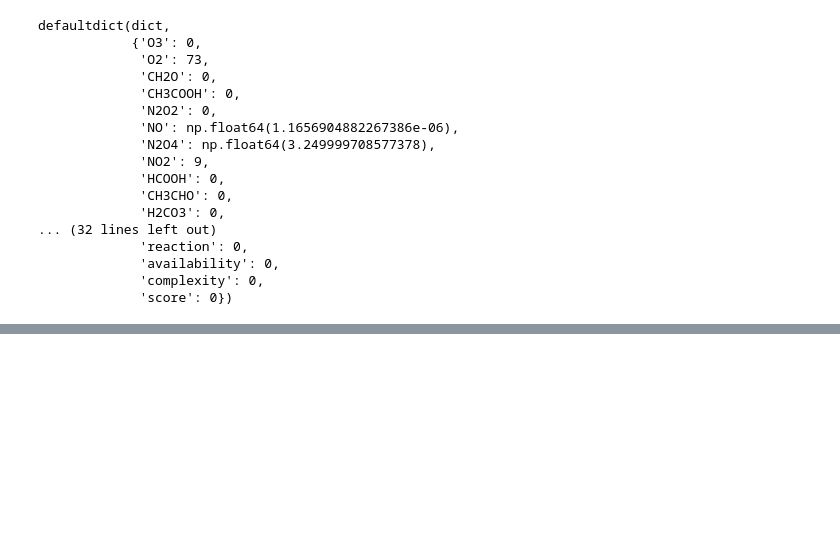
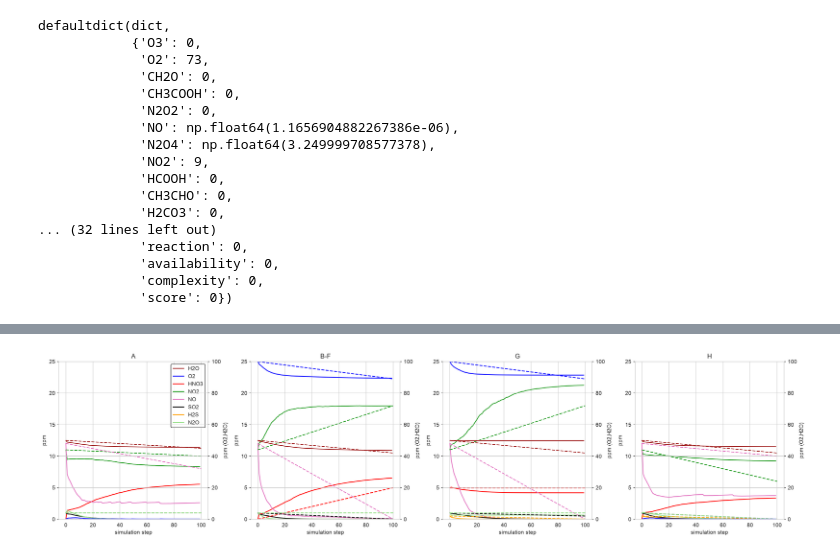
Before and after one commit to badw/arcs, a Jupyter notebook: examples/table_sandbox.ipynb, the cells around one changed output, grey strips where cells are left out. Saved outputs shown, nothing was run; the diff lists cells and outputs as text; code cells hidden in the pictures; blank space fills up the shorter version.

```diff
--- a/examples/table_sandbox.ipynb
+++ b/examples/table_sandbox.ipynb
@@ -473,0 +699,58 @@ pd.DataFrame(reactionstats).T
+# %%
+import seaborn as sns
+import matplotlib.pyplot as plt
+from matplotlib.colors import LinearSegmentedColormap
+
+sns.set_style("whitegrid")
+fig,axes = plt.subplots(ncols=len(final_data),figsize=(len(final_data)*5,5),dpi=150)
+
+color1 = ["red","#2CA02C","tab:pink","black","orange","#98DF8A"]
+colorcycler1 = LinearSegmentedColormap.from_list(
+    "custom",color1
+    )
+color2 = ["brown","blue"]
+colorcycler2 = LinearSegmentedColormap.from_list(
+    "custom",color2
+    )
+
+for i,(label,data) in enumerate(final_data.items()):
+    ax2 = axes[i].twinx()
+    #axes[i].set_xscale("log")
+    #ax2.set_xscale("log")
+    concdf1 = pd.DataFrame(data["concentrations"]).loc[["HNO3","NO2","NO","SO2","H2S","N2O"]]
+    concdf2 = pd.DataFrame(data["concentrations"]).loc[["H2O","O2"]]
+    #concdf[concdf > 0 ].dropna(how="all").T.plot.line(ax=axes[i],cmap=colorcycler,marker='.')
+    concdf1.T.plot.line(ax=axes[i],cmap=colorcycler1)#,marker='.')
+
+    expdf1 = pd.DataFrame(experimental_data_1)
+    for ii,compound in enumerate(expdf1["A"].keys()):
+        axes[i].plot(expdf1[label][compound]["x"],expdf1[label][compound]["y"],linestyle="--",color=color1[ii])
+
+    expdf2 = pd.DataFrame(experimental_data_2)
+    for ii,compound in enumerate(expdf2["A"].keys()):
+        ax2.plot(expdf2[label][compound]["x"],expdf2[label][compound]["y"],linestyle="--",color=color2[ii])
+
+    concdf2.T.plot.line(ax=ax2,cmap=colorcycler2)
+    ax2.set_ylim(0,100)
+    axes[i].set_ylim(0,25)
+    axes[i].set_title(label)
+    ax2.legend([],frameon=False)
+    axes[i].legend([],frameon=False)
+    axes[i].set_ylabel("ppm")
+    ax2.set_ylabel("ppm (O2,H2O)")
+    axes[i].set_xlabel("simulation step")
+
+
+
+
+ln1 = ax2.get_legend_handles_labels()
+ln2  = axes[i].get_legend_handles_labels()
+leg = ln1[0] + ln2[0]
+lab = ln1[1] + ln2[1]
+
+
+axes[0].legend(leg,lab,ncols=1,edgecolor="black",facecolor="white")
+#ax[0].set_xlim(0,5)
+plt.tight_layout()
+# %% [output]
+[figure, added]
```
Also changed, not shown: parts of 18 cells of this notebook.
